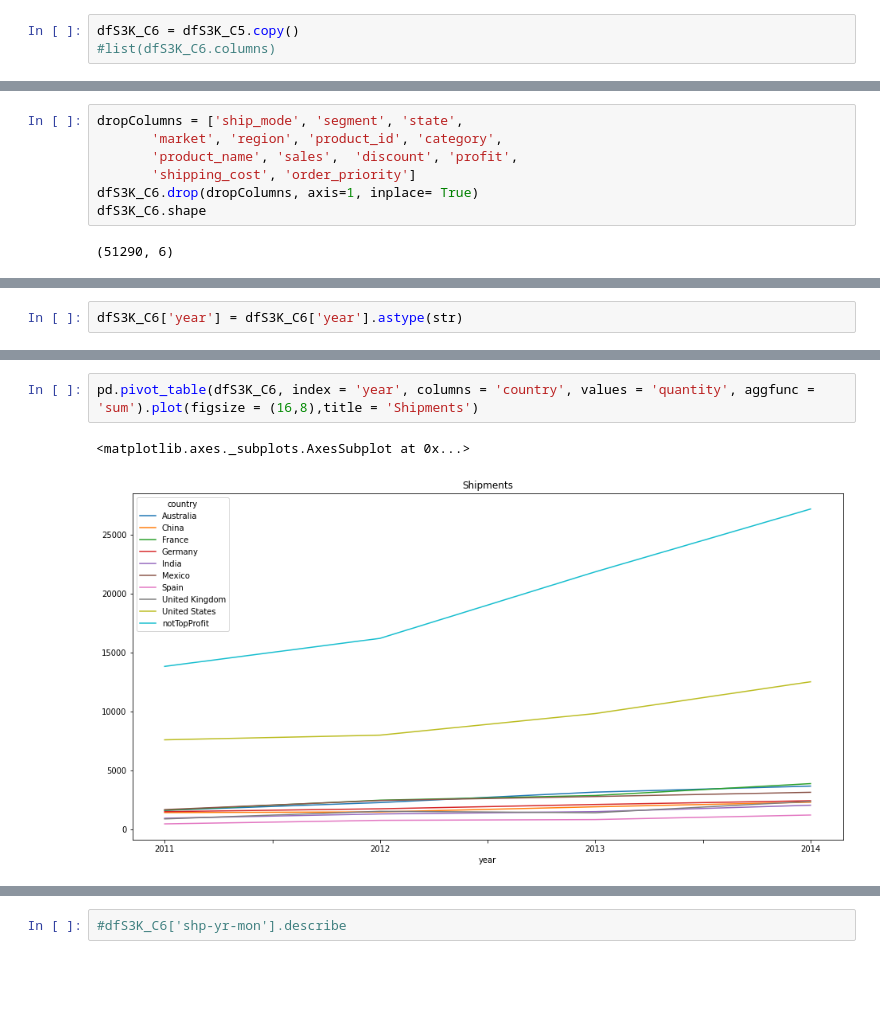
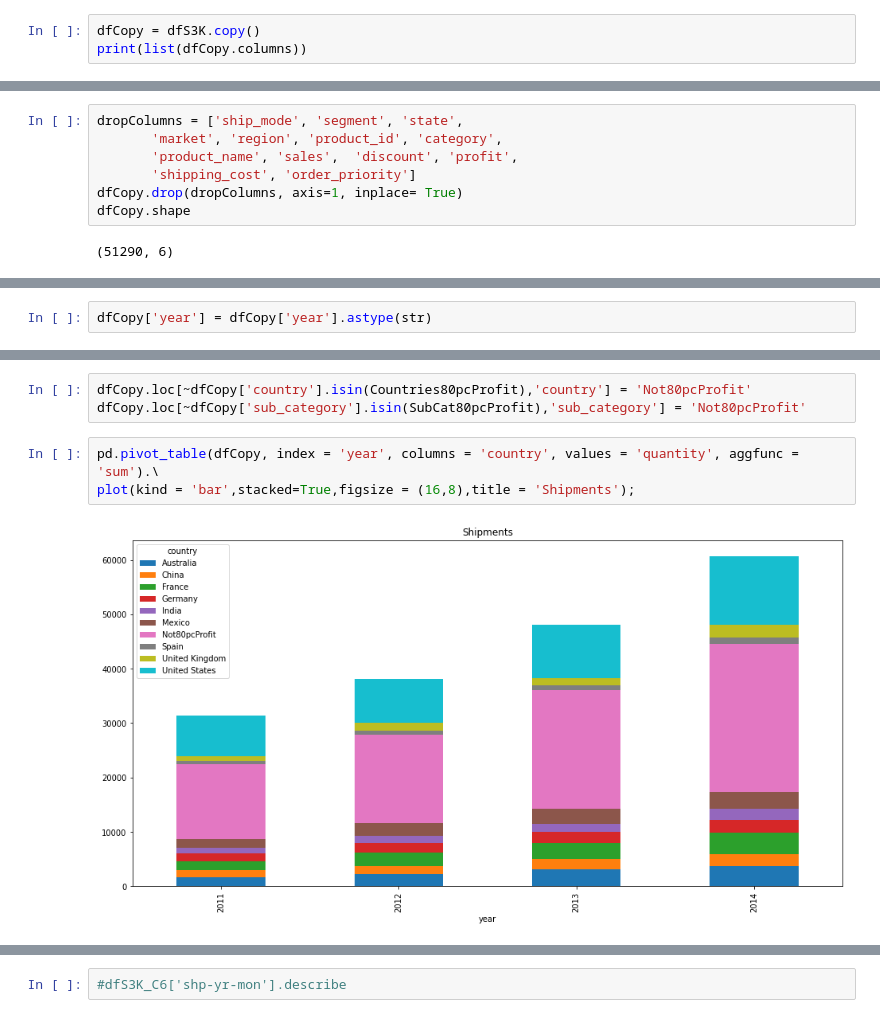
Before and after one commit to Praxis-QR/PythonForManagers, a Jupyter notebook: Superstore_Sales_Data_Analysis_2023.ipynb, the cells around one changed output, grey strips where cells are left out. Drawn from its saved outputs; the diff is of its cells as text; blank space fills up the shorter version.

```diff
--- a/Superstore_Sales_Data_Analysis_2023.ipynb
+++ b/Superstore_Sales_Data_Analysis_2023.ipynb
@@ -557,3 +557,3 @@ plot(kind='pie',subplots=True, layout = (4,3), figsize=(20, 20), legend = False,
 # %%
-dfS3K_C6 = dfS3K_C5.copy()
-#list(dfS3K_C6.columns)
+dfCopy = dfS3K.copy()
+print(list(dfCopy.columns))
@@ -562,8 +564,8 @@ dropColumns = ['ship_mode', 'segment', 'state',
        'market', 'region', 'product_id', 'category',
        'product_name', 'sales',  'discount', 'profit',
        'shipping_cost', 'order_priority']
-dfS3K_C6.drop(dropColumns, axis=1, inplace= True)
-dfS3K_C6.shape
+dfCopy.drop(dropColumns, axis=1, inplace= True)
+dfCopy.shape
 # %% [output]
 (51290, 6)
 # %%
@@ -578,4 +580,4 @@ quantity         int64
 year             int64
 dtype: object
 # %%
-dfS3K_C6['year'] = dfS3K_C6['year'].astype(str)
+dfCopy['year'] = dfCopy['year'].astype(str)
@@ -582,5 +590,8 @@ dfS3K_C6['year'] = dfS3K_C6['year'].astype(str)
+# %%
+dfCopy.loc[~dfCopy['country'].isin(Countries80pcProfit),'country'] = 'Not80pcProfit'
+dfCopy.loc[~dfCopy['sub_category'].isin(SubCat80pcProfit),'sub_category'] = 'Not80pcProfit'
 # %%
-pd.pivot_table(dfS3K_C6, index = 'year', columns = 'country', values = 'quantity', aggfunc = 'sum').plot(figsize = (16,8),title = 'Shipments')
+pd.pivot_table(dfCopy, index = 'year', columns = 'country', values = 'quantity', aggfunc = 'sum').\
+plot(kind = 'bar',stacked=True,figsize = (16,8),title = 'Shipments');
 # %% [output]
-<matplotlib.axes._subplots.AxesSubplot at 0x...>
-[figure, old version]
+[figure, new version]
```
Also changed, not shown: parts of 19 cells of this notebook.
